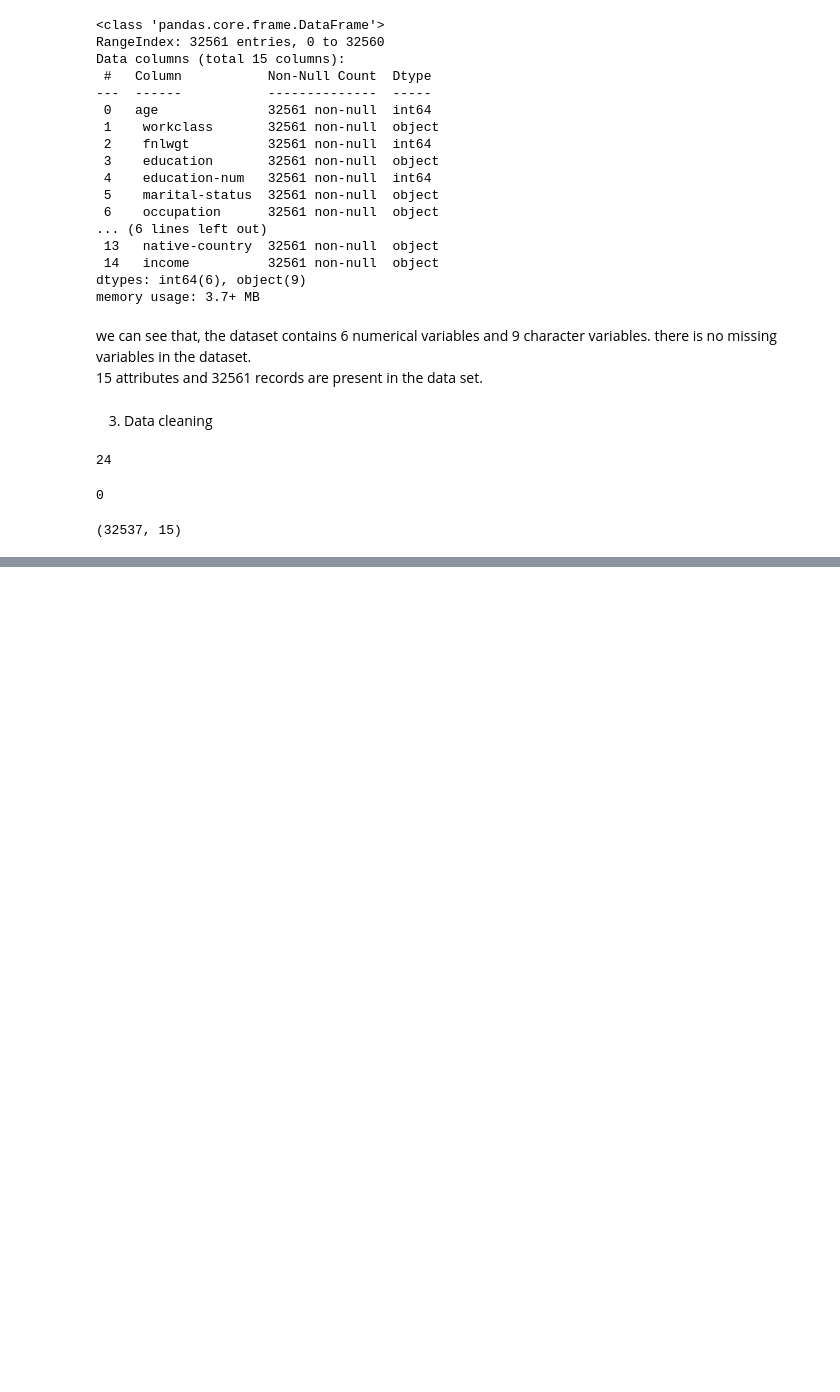
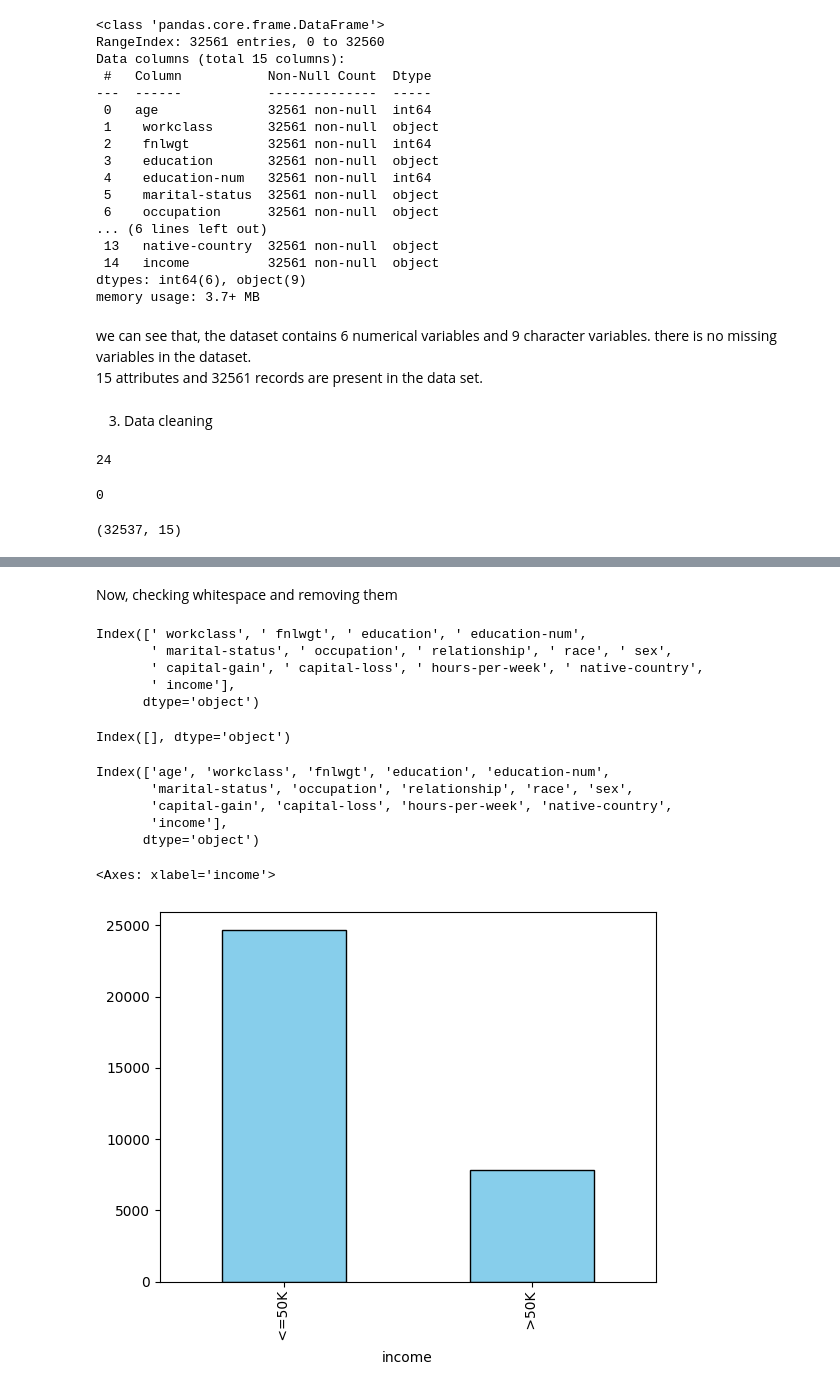
Before and after one commit to mimi428/Income-classification, a Jupyter notebook: income.ipynb, the cells around one changed output, grey strips where cells are left out. Saved outputs shown, nothing was run; the diff lists cells and outputs as text; code cells hidden in the pictures; blank space fills up the shorter version.

```diff
--- a/income.ipynb
+++ b/income.ipynb
@@ -117,0 +137,33 @@ data.shape
+# %% [markdown]
+Now, checking whitespace and removing them
+# %%
+data.columns[data.columns.str.contains(r'^\s|\s$')]
+# %% [output]
+Index([' workclass', ' fnlwgt', ' education', ' education-num',
+       ' marital-status', ' occupation', ' relationship', ' race', ' sex',
+       ' capital-gain', ' capital-loss', ' hours-per-week', ' native-country',
+       ' income'],
+      dtype='object')
+# %%
+data.columns = data.columns.str.strip()
+# %%
+data.columns[data.columns.str.contains(r'^\s|\s$')]
+# %% [output]
+Index([], dtype='object')
+# %%
+data.columns
+# %% [output]
+Index(['age', 'workclass', 'fnlwgt', 'education', 'education-num',
+       'marital-status', 'occupation', 'relationship', 'race', 'sex',
+       'capital-gain', 'capital-loss', 'hours-per-week', 'native-country',
+       'income'],
+      dtype='object')
+# %%
+value_counts = data['income'].value_counts()
+value_counts.plot.bar(
+    color='skyblue',  # Bar color
+    edgecolor='black'  # Bar edge color
+)
+# %% [output]
+<Axes: xlabel='income'>
+[figure, added]
```
Also changed, not shown: parts of 1 cell of this notebook.
